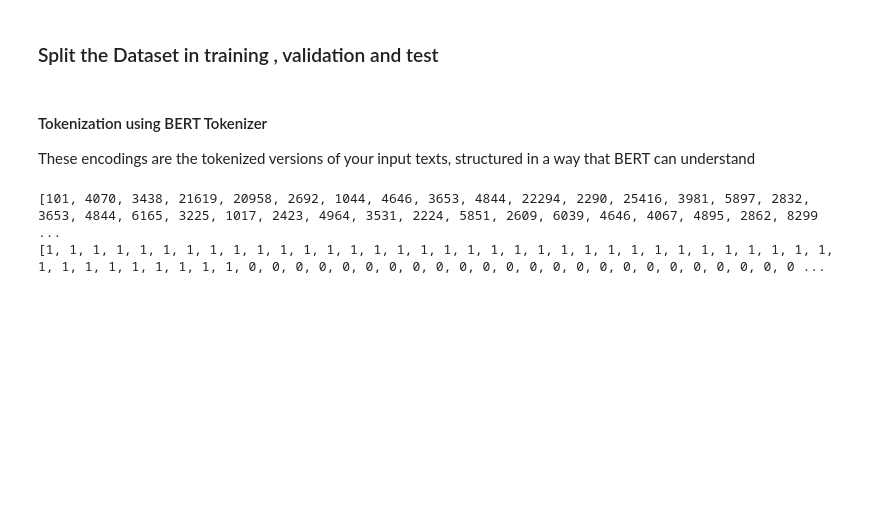
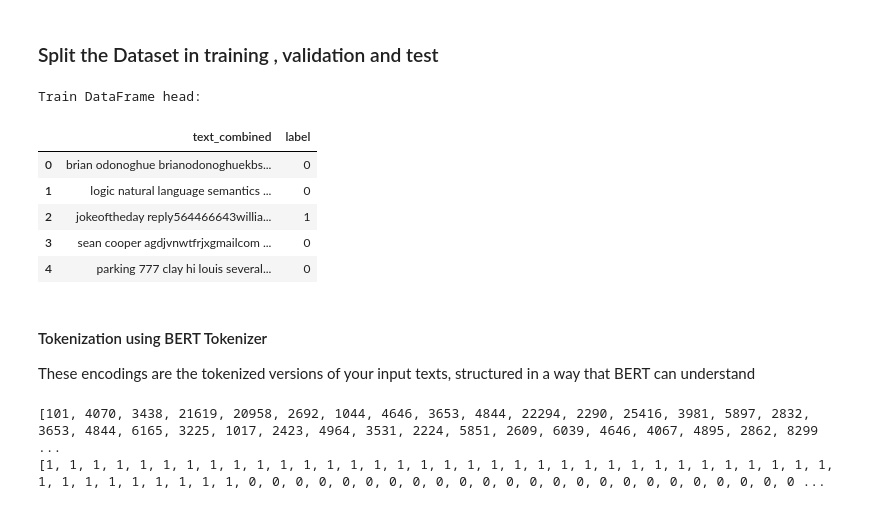
Before and after one commit to kushalshah0/colab_tools, a Jupyter notebook: ai-generated-phishing-emails-detection.ipynb, the cells around one changed output. Drawn from its saved outputs; the diff is of its cells as text; code cells hidden in the pictures; blank space fills up the shorter version.

```diff
--- a/ai-generated-phishing-emails-detection.ipynb
+++ b/ai-generated-phishing-emails-detection.ipynb
@@ -232,7 +232,7 @@ from sklearn.model_selection import train_test_split
 
 # 1. First, split out 20% test data
 
-train_val_texts, test_texts, train_val_labels, test_labels = train_test_split(df['text'].tolist(), df['label'].tolist(), test_size=0.2, random_state=42, stratify=df['label'])
+train_val_texts, test_texts, train_val_labels, test_labels = train_test_split(df['text_combined'].tolist(), df['label'].tolist(), test_size=0.2, random_state=42, stratify=df['label'])
 
 # 2. Then split remaining 80% into 70% train and 10% val
 
@@ -252,22 +252,38 @@ from sklearn.metrics import accuracy_score, precision_score, recall_score, f1_sc
 # %%
 #@title Tokenization for LSTM/GRU Baselines
 MAX_VOCAB_SIZE = 20000
 MAX_SEQ_LEN = 300
 
+# Create DataFrames for RNN models
+train_df = pd.DataFrame({'text_combined': train_texts, 'label': train_labels})
+val_df = pd.DataFrame({'text_combined': val_texts, 'label': val_labels})
+test_df = pd.DataFrame({'text_combined': test_texts, 'label': test_labels})
+
 tokenizer_rnn = Tokenizer(num_words=MAX_VOCAB_SIZE, oov_token="<OOV>")
-tokenizer_rnn.fit_on_texts(train_df["text"])
+tokenizer_rnn.fit_on_texts(train_df["text_combined"])
 
 def encode_texts(texts):
     sequences = tokenizer_rnn.texts_to_sequences(texts)
     return pad_sequences(sequences, maxlen=MAX_SEQ_LEN, padding="post", truncating="post")
 
-X_train_rnn = encode_texts(train_df["text"])
-X_val_rnn   = encode_texts(val_df["text"])
-X_test_rnn  = encode_texts(test_df["text"])
+X_train_rnn = encode_texts(train_df["text_combined"])
+X_val_rnn   = encode_texts(val_df["text_combined"])
+X_test_rnn  = encode_texts(test_df["text_combined"])
 
 y_train = train_df["label"].values
 y_val   = val_df["label"].values
 y_test  = test_df["label"].values
+
+print("Train DataFrame head:")
+display(train_df.head())
+# %% [output]
+Train DataFrame head:
+|  | text_combined | label |
+| 0 | brian odonoghue brianodonoghuekbs... | 0 |
+| 1 | logic natural language semantics ... | 0 |
+| 2 | jokeoftheday reply564466643willia... | 1 |
+| 3 | sean cooper agdjvnwtfrjxgmailcom ... | 0 |
+| 4 | parking 777 clay hi louis several... | 0 |
 # %%
 #@title Dataset Class for RNN Models
 class RNNDataset(Dataset):
```
Also changed, not shown: parts of 1 cell of this notebook.
